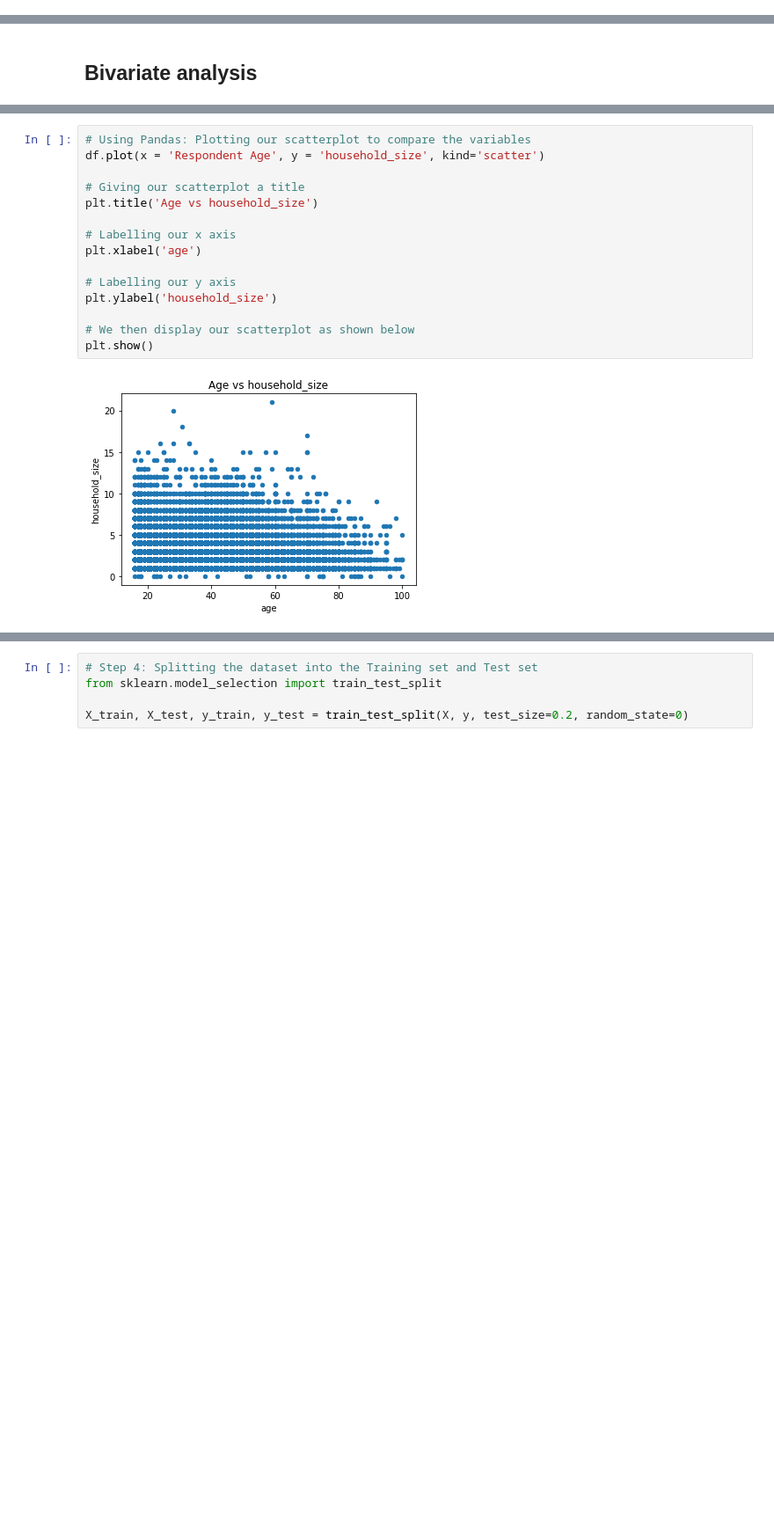
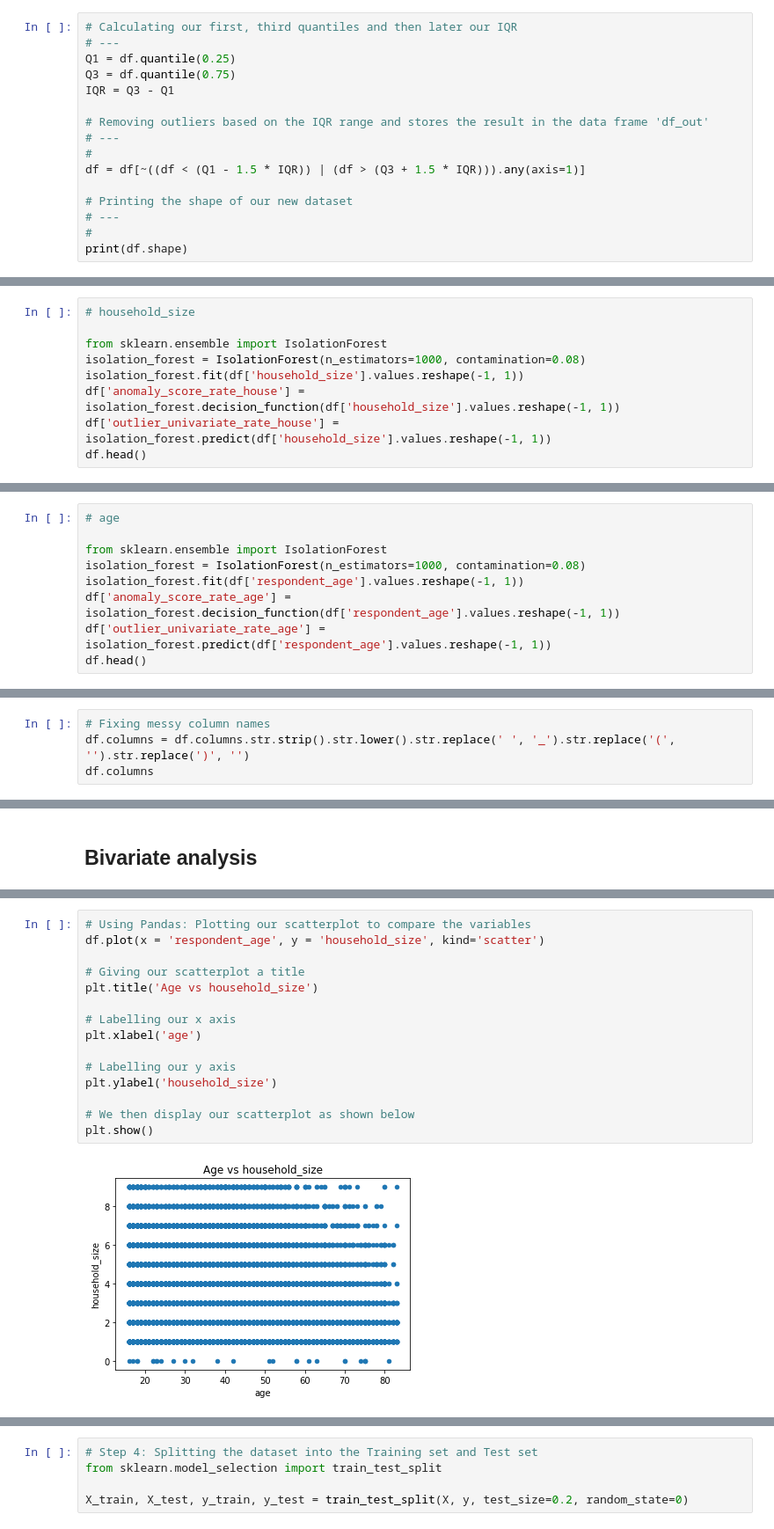
Before and after one commit to whiteroserobot/FINANCIAL-INCLUSION-prediction, a Jupyter notebook: sample.ipynb, the cells around one changed output, grey strips where cells are left out. Shown: that part at 88% size. Drawn from its saved outputs; the diff is of its cells as text; blank space fills up the shorter version.

```diff
--- a/sample.ipynb
+++ b/sample.ipynb
@@ -140,0 +178,16 @@ An example would be suppose that you're working with a dataset on the population
+# %%
+# Calculating our first, third quantiles and then later our IQR
+# ---
+Q1 = df.quantile(0.25)
+Q3 = df.quantile(0.75)
+IQR = Q3 - Q1
+
+# Removing outliers based on the IQR range and stores the result in the data frame 'df_out'
+# ---
+#
+df = df[~((df < (Q1 - 1.5 * IQR)) | (df > (Q3 + 1.5 * IQR))).any(axis=1)]
+
+# Printing the shape of our new dataset
+# ---
+#
+print(df.shape)
@@ -151,0 +250,9 @@ plt.show()
+# %%
+# household_size
+
+from sklearn.ensemble import IsolationForest
+isolation_forest = IsolationForest(n_estimators=1000, contamination=0.08)
+isolation_forest.fit(df['household_size'].values.reshape(-1, 1))
+df['anomaly_score_rate_house'] = isolation_forest.decision_function(df['household_size'].values.reshape(-1, 1))
+df['outlier_univariate_rate_house'] = isolation_forest.predict(df['household_size'].values.reshape(-1, 1))
+df.head()
@@ -151,0 +271,9 @@ plt.show()
+# %%
+# age
+
+from sklearn.ensemble import IsolationForest
+isolation_forest = IsolationForest(n_estimators=1000, contamination=0.08)
+isolation_forest.fit(df['respondent_age'].values.reshape(-1, 1))
+df['anomaly_score_rate_age'] = isolation_forest.decision_function(df['respondent_age'].values.reshape(-1, 1))
+df['outlier_univariate_rate_age'] = isolation_forest.predict(df['respondent_age'].values.reshape(-1, 1))
+df.head()
@@ -207,0 +324,4 @@ df.drop_duplicates()
+# %%
+# Fixing messy column names
+df.columns = df.columns.str.strip().str.lower().str.replace(' ', '_').str.replace('(', '').str.replace(')', '')
+df.columns
@@ -319,18 +505,18 @@ Index(['country', 'year', 'uniqueid', 'Has a Bank account', 'Type of Location',
       dtype='object')
 # %%
 # Using Pandas: Plotting our scatterplot to compare the variables
-df.plot(x = 'Respondent Age', y = 'household_size', kind='scatter')
+df.plot(x = 'respondent_age', y = 'household_size', kind='scatter')
 
 # Giving our scatterplot a title
 plt.title('Age vs household_size')
 
 # Labelling our x axis
 plt.xlabel('age')
 
 # Labelling our y axis
 plt.ylabel('household_size')
 
 # We then display our scatterplot as shown below
 plt.show()
 # %% [output]
-[figure, old version]
+[figure, new version]
```
Also changed, not shown: parts of 145 cells of this notebook.
